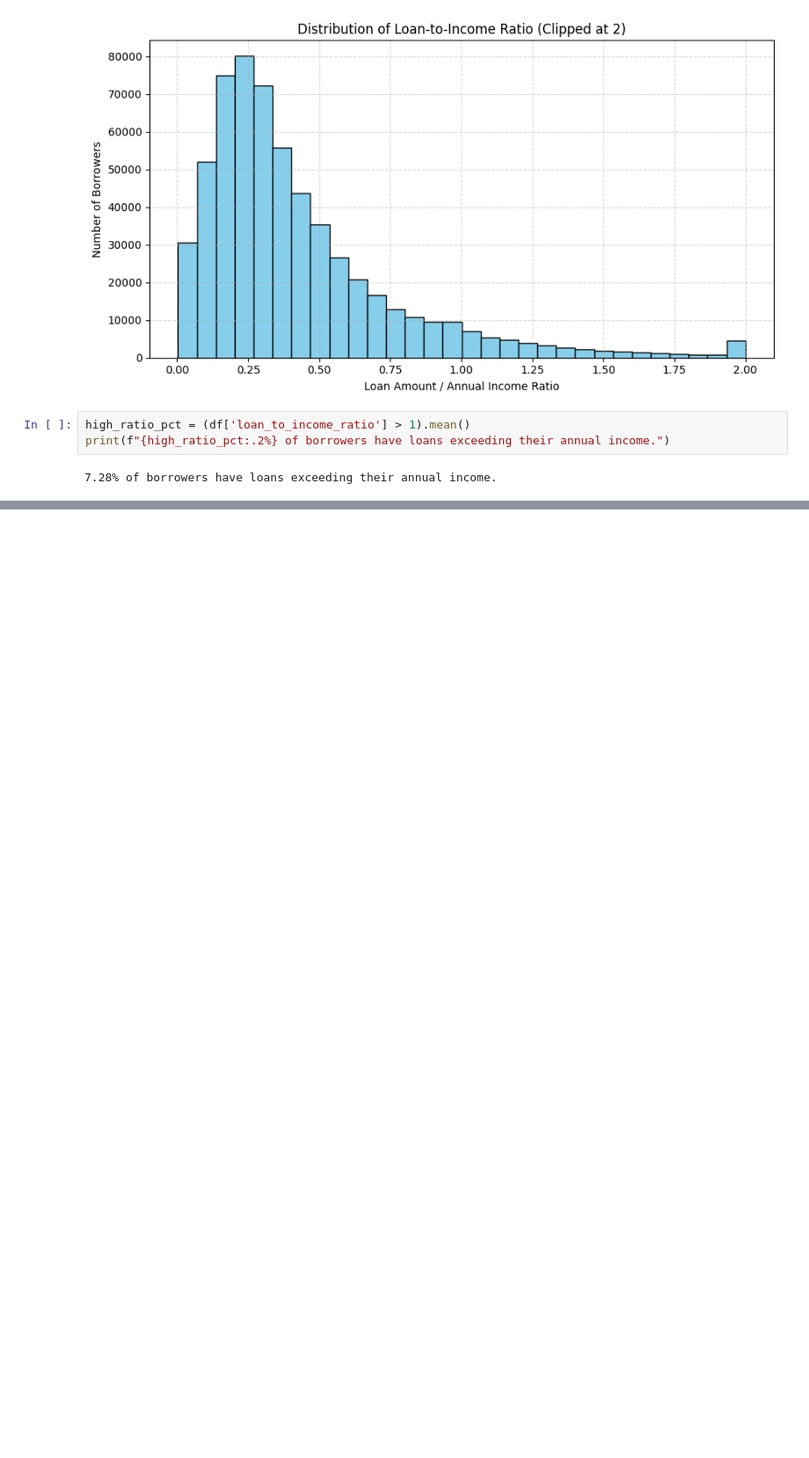
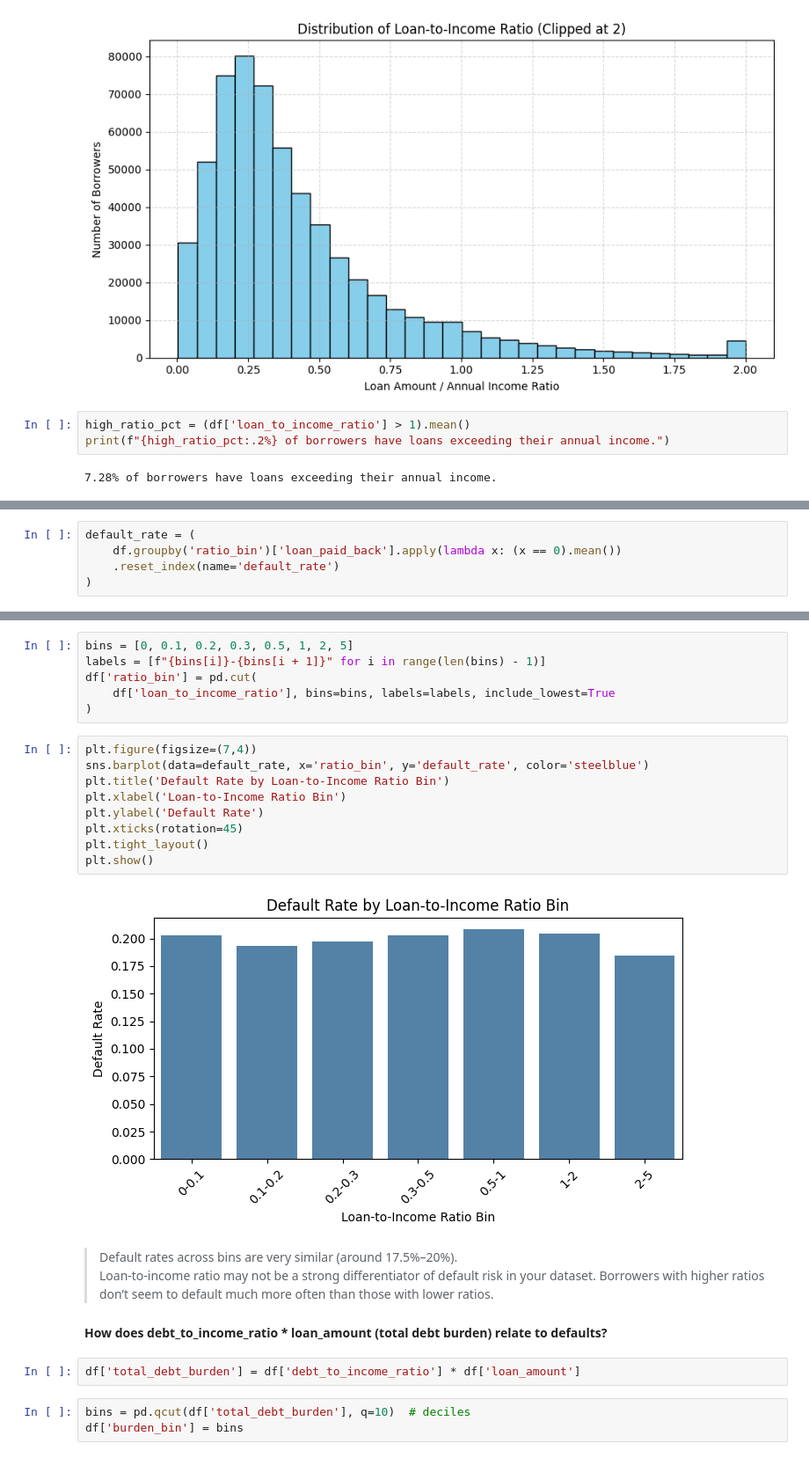
Before and after one commit to Darknight47/Kaggle-Competitions, a Jupyter notebook: Predicting_Loan_Payback/notebooks/data_understanding.ipynb, the cells around one changed output, grey strips where cells are left out. Shown at 88% size. Cells and saved outputs as stored; diff of their text form; blank space fills up the shorter version.

```diff
--- a/Predicting_Loan_Payback/notebooks/data_understanding.ipynb
+++ b/Predicting_Loan_Payback/notebooks/data_understanding.ipynb
@@ -271,0 +282,5 @@ print(f"{high_ratio_pct:.2%} of borrowers have loans exceeding their annual inco
+# %%
+default_rate = (
+    df.groupby('ratio_bin')['loan_paid_back'].apply(lambda x: (x == 0).mean())
+    .reset_index(name='default_rate')
+)
@@ -271,0 +296,27 @@ print(f"{high_ratio_pct:.2%} of borrowers have loans exceeding their annual inco
+# %%
+bins = [0, 0.1, 0.2, 0.3, 0.5, 1, 2, 5]
+labels = [f"{bins[i]}-{bins[i + 1]}" for i in range(len(bins) - 1)]
+df['ratio_bin'] = pd.cut(
+    df['loan_to_income_ratio'], bins=bins, labels=labels, include_lowest=True
+)
+# %%
+plt.figure(figsize=(7,4))
+sns.barplot(data=default_rate, x='ratio_bin', y='default_rate', color='steelblue')
+plt.title('Default Rate by Loan-to-Income Ratio Bin')
+plt.xlabel('Loan-to-Income Ratio Bin')
+plt.ylabel('Default Rate')
+plt.xticks(rotation=45)
+plt.tight_layout()
+plt.show()
+# %% [output]
+[figure, added]
+# %% [markdown]
+> Default rates across bins are very similar (around 17.5%–20%).
+Loan-to-income ratio may not be a strong differentiator of default risk in your dataset. Borrowers with higher ratios don’t seem to default much more often than those with lower ratios.
+
+#### How does debt_to_income_ratio * loan_amount (total debt burden) relate to defaults?
+# %%
+df['total_debt_burden'] = df['debt_to_income_ratio'] * df['loan_amount']
+# %%
+bins = pd.qcut(df['total_debt_burden'], q=10)  # deciles
+df['burden_bin'] = bins
```
Also changed, not shown: parts of 16 cells of this notebook, 3 other files.
